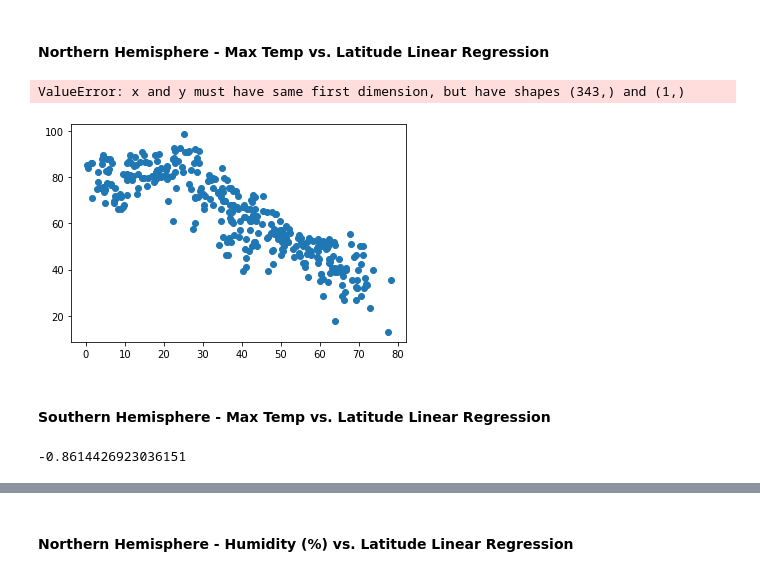
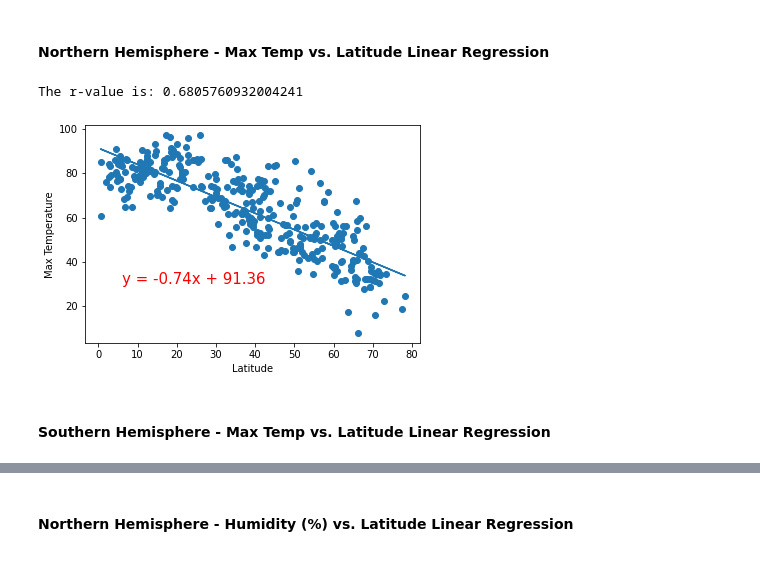
Before and after one commit to capflaum/WeatherPy_API, a Jupyter notebook: weatherpy/weatherpy.ipynb, the cells around one changed output, grey strips where cells are left out. Drawn from its saved outputs; the diff is of its cells as text; code cells hidden in the pictures.

Commit message:
update linear regression

```diff
--- a/weatherpy/weatherpy.ipynb
+++ b/weatherpy/weatherpy.ipynb
@@ -305,7 +297,5 @@ plt.grid()
 # %%
 #create hemisphere dataframes
 
-north_df = weather_df.loc[weather_df['Latitude']>0]
+north_df = weather_df.loc[weather_df['Latitude']>=0]
 south_df = weather_df.loc[weather_df['Latitude']<0]
-
-x_val.count
@@ -325,27 +302,28 @@ Name: Max Temperature, Length: 343, dtype: float64>
+# %%
+def plot_linear_regression(x_values, y_values, title, text_coordinates):
+    (slope, intercept, r, p, stderr) = linregress(x_val, y_val)
+
+    reg_val = x_val * slope + intercept
+    line_eq = 'y = ' + str(round(slope,2)) + 'x + ' + str(round(intercept,2))
+
+    plt.scatter(x_val, y_val)
+    plt.plot(x_val, reg_val)
+    plt.annotate(line_eq, text_coordinates, fontsize=15, color= "red")
+
+    plt.xlabel('Latitude')
+    plt.ylabel(title)
+    print(f"The r-value is: {r**2}")
+
+    plt.show()
 # %% [markdown]
 ####  Northern Hemisphere - Max Temp vs. Latitude Linear Regression
-# %%
-x_val = north_df['Latitude']
-y_val = north_df['Max Temperature']
-
-(slope, intercept, r, p, stderr) = linregress(x_val, y_val)
-
-reg_val = x_val * slope + intercept
-
-plt.scatter(x_val,y_val)
-plt.plot(x_val, r)
-
-plt.xlabel('Latitude')
-plt.ylabel('Max Temperature (F)')
-plt.title('Northern Hemisphere - Max Temp vs. Latitude Linear Regression')
-
-plt.show()
-# %% [output]
-ValueError: x and y must have same first dimension, but have shapes (343,) and (1,)
-[figure, removed]
+# %%
+x_val = north_df['Latitude']
+y_val = north_df['Max Temperature']
+
+plot_linear_regression(x_val, y_val, 'Max Temperature', (6,30))
+# %% [output]
+The r-value is: 0.6805760932004241
+[figure, added]
 # %% [markdown]
 ####  Southern Hemisphere - Max Temp vs. Latitude Linear Regression
-# %%
-r
-# %% [output]
--0.8614426923036151
```
Also changed, not shown: parts of 27 cells of this notebook, 3 other files.
